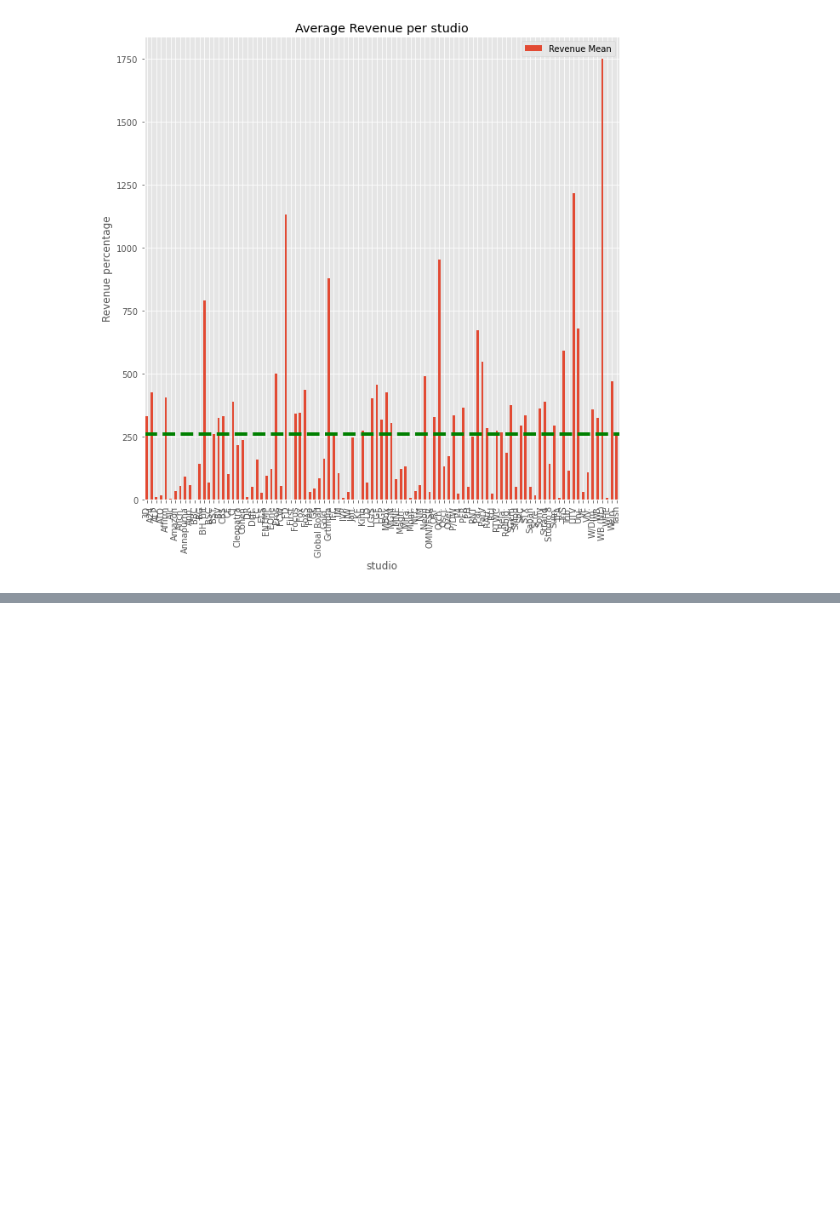
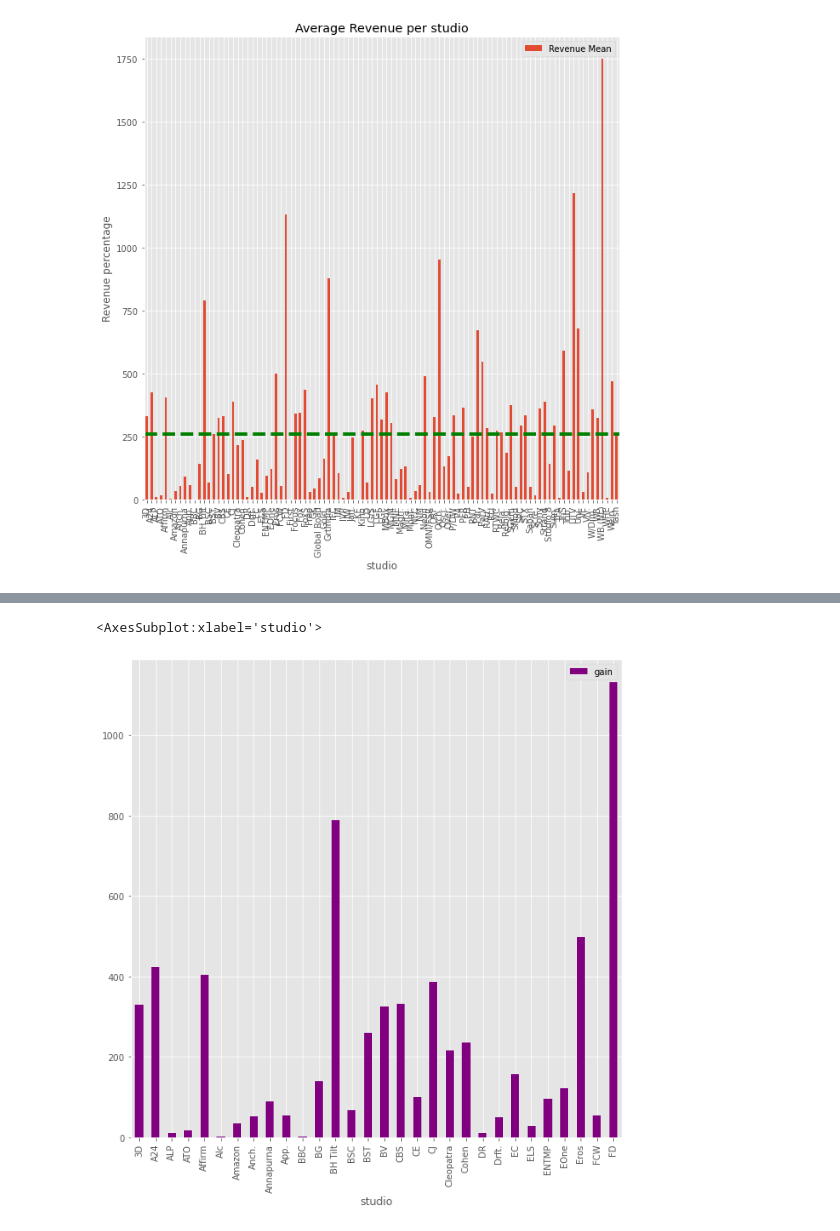
Before and after one commit to QuinnGrigsby/Capstone_Git-ing_it_done_MovieInformation, a Jupyter notebook: Data Understanding.ipynb, the cells around one changed output, grey strips where cells are left out. Saved outputs shown, nothing was run; the diff lists cells and outputs as text; code cells hidden in the pictures; blank space fills up the shorter version.

```diff
--- a/Data Understanding.ipynb
+++ b/Data Understanding.ipynb
@@ -195,3 +215,9 @@ def highest_avrg(data):
+# %%
+top_30 = studio_gain.iloc[:30]
+top_30.plot.bar(color='purple')
+# %% [output]
+<AxesSubplot:xlabel='studio'>
+[figure, added]
 # %%
 with zipfile.ZipFile("zippedData/im.db.zip", "r") as zObject:
         zObject.extractall()
```
Also changed, not shown: parts of 6 cells of this notebook.
